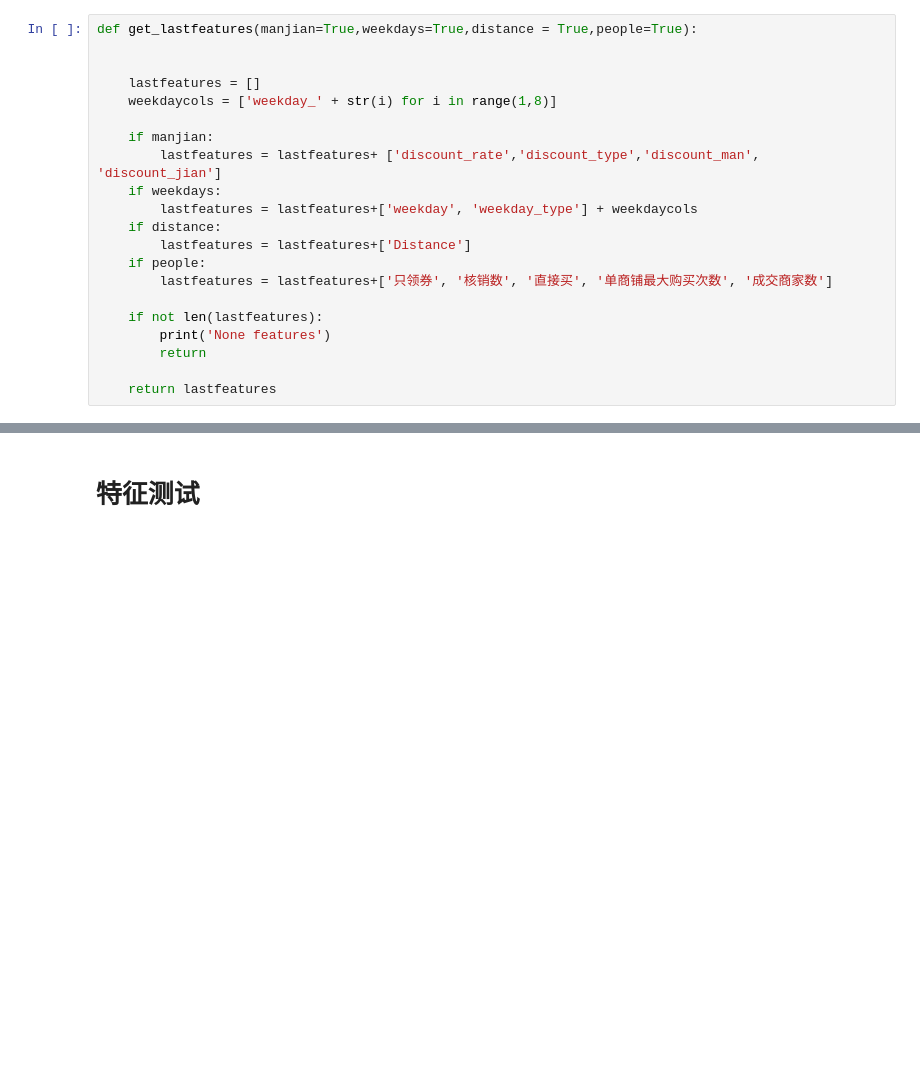
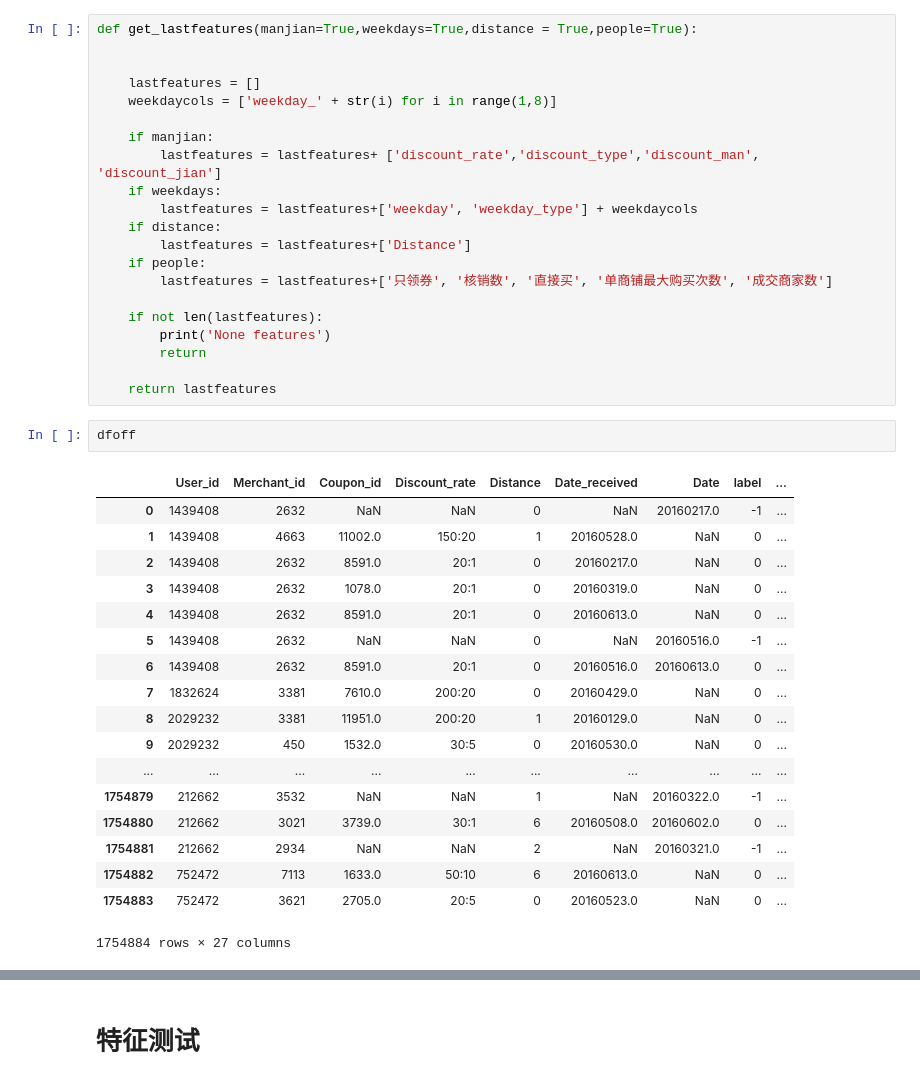
Before and after one commit to shaolei-zuo/myproject, a Jupyter notebook: mcomp/tc_o2o/app/testapp.ipynb, the cells around one changed output, grey strips where cells are left out. Cells and saved outputs as stored; diff of their text form; blank space fills up the shorter version.

```diff
--- a/mcomp/tc_o2o/app/testapp.ipynb
+++ b/mcomp/tc_o2o/app/testapp.ipynb
@@ -37,3 +40,24 @@ def get_lastfeatures(manjian=True,weekdays=True,distance = True,people=True):
         return
 
     return lastfeatures
+# %%
+dfoff
+# %% [output]
+|  | User_id | Merchant_id | Coupon_id | Discount_rate | Distance | Date_received | Date | label | ... |
+| 0 | 1439408 | 2632 | NaN | NaN | 0 | NaN | 20160217.0 | -1 | ... |
+| 1 | 1439408 | 4663 | 11002.0 | 150:20 | 1 | 20160528.0 | NaN | 0 | ... |
+| 2 | 1439408 | 2632 | 8591.0 | 20:1 | 0 | 20160217.0 | NaN | 0 | ... |
+| 3 | 1439408 | 2632 | 1078.0 | 20:1 | 0 | 20160319.0 | NaN | 0 | ... |
+| 4 | 1439408 | 2632 | 8591.0 | 20:1 | 0 | 20160613.0 | NaN | 0 | ... |
+| 5 | 1439408 | 2632 | NaN | NaN | 0 | NaN | 20160516.0 | -1 | ... |
+| 6 | 1439408 | 2632 | 8591.0 | 20:1 | 0 | 20160516.0 | 20160613.0 | 0 | ... |
+| 7 | 1832624 | 3381 | 7610.0 | 200:20 | 0 | 20160429.0 | NaN | 0 | ... |
+| 8 | 2029232 | 3381 | 11951.0 | 200:20 | 1 | 20160129.0 | NaN | 0 | ... |
+| 9 | 2029232 | 450 | 1532.0 | 30:5 | 0 | 20160530.0 | NaN | 0 | ... |
+| ... | ... | ... | ... | ... | ... | ... | ... | ... | ... |
+| 1754879 | 212662 | 3532 | NaN | NaN | 1 | NaN | 20160322.0 | -1 | ... |
+| 1754880 | 212662 | 3021 | 3739.0 | 30:1 | 6 | 20160508.0 | 20160602.0 | 0 | ... |
+| 1754881 | 212662 | 2934 | NaN | NaN | 2 | NaN | 20160321.0 | -1 | ... |
+| 1754882 | 752472 | 7113 | 1633.0 | 50:10 | 6 | 20160613.0 | NaN | 0 | ... |
+| 1754883 | 752472 | 3621 | 2705.0 | 20:5 | 0 | 20160523.0 | NaN | 0 | ... |
+1754884 rows × 27 columns
```
Also changed, not shown: parts of 6 cells of this notebook, 6 other files.
